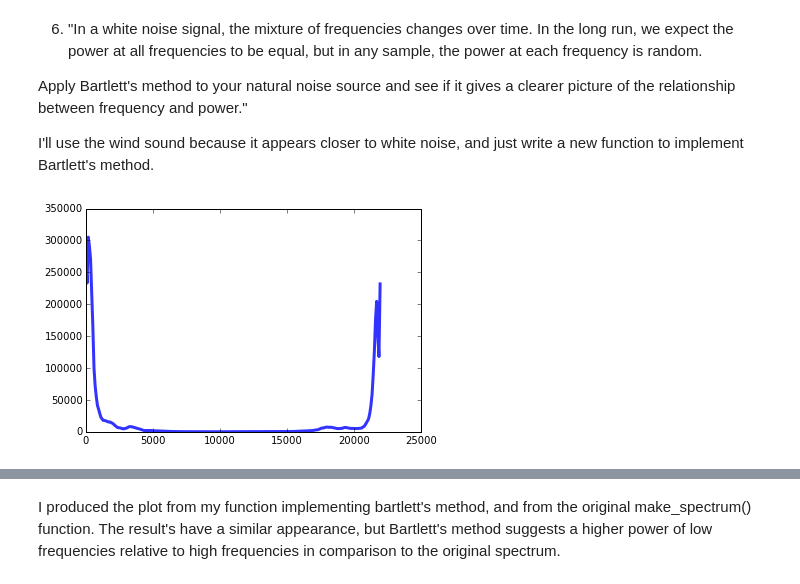
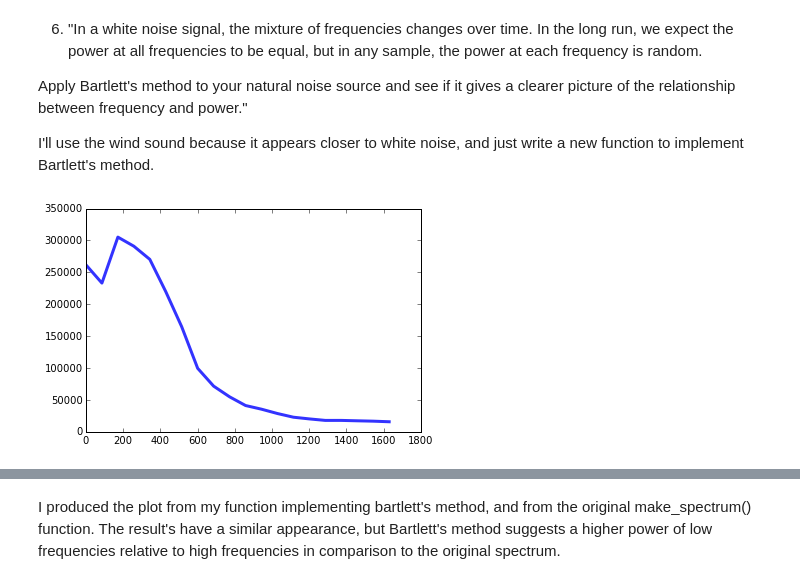
Before and after one commit to kyflores/ThinkDSP, a Jupyter notebook: problem_sets/PS02.ipynb, the cells around one changed output, grey strips where cells are left out. Saved outputs shown, nothing was run; the diff lists cells and outputs as text; code cells hidden in the pictures.

Commit message:
Amendment to graph axes on PS02

```diff
--- a/problem_sets/PS02.ipynb
+++ b/problem_sets/PS02.ipynb
@@ -188,7 +188,7 @@ def bartlett_method(wave,seg_length):
 
     return thinkdsp.Spectrum(avg_hs,44100)
 # %%
-bartlett_method(wind,512).plot()
+bartlett_method(wind,512).plot(high=20)
 # %% [output]
-[figure, old version]
+[figure, new version]
 # %%
```
Also changed, not shown: parts of 3 cells of this notebook.
